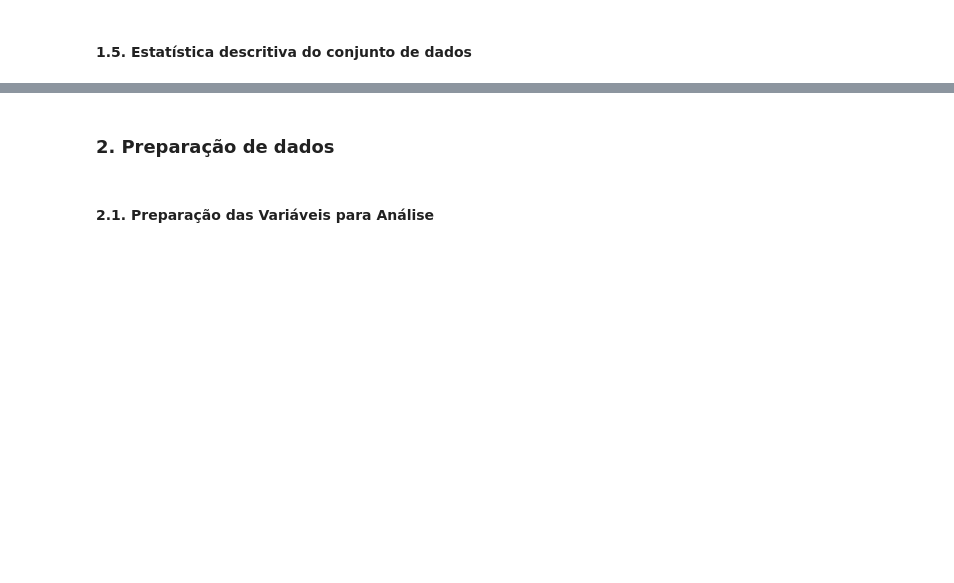
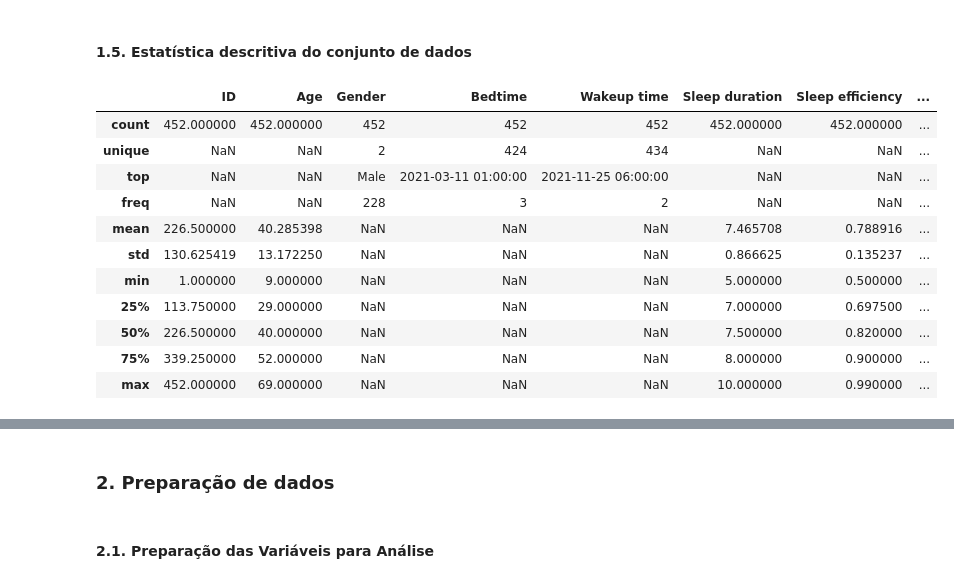
Before and after one commit to KesavaS2/Kesava_Menezes, a Jupyter notebook: notebooks/ 02-comparative_analysis.ipynb, the cells around one changed output, grey strips where cells are left out. Drawn from its saved outputs; the diff is of its cells as text; code cells hidden in the pictures; blank space fills up the shorter version.

```diff
--- a/notebooks/ 02-comparative_analysis.ipynb
+++ b/notebooks/ 02-comparative_analysis.ipynb
@@ -87,2 +123,19 @@ display(Markdown(
 # %% [markdown]
 #### 1.5. Estatística descritiva do conjunto de dados
+# %%
+# Visualizar a estatística descritiva do conjunto de dados
+
+df.describe(include='all')
+# %% [output]
+|  | ID | Age | Gender | Bedtime | Wakeup time | Sleep duration | Sleep efficiency | ... |
+| count | 452.000000 | 452.000000 | 452 | 452 | 452 | 452.000000 | 452.000000 | ... |
+| unique | NaN | NaN | 2 | 424 | 434 | NaN | NaN | ... |
+| top | NaN | NaN | Male | 2021-03-11 01:00:00 | 2021-11-25 06:00:00 | NaN | NaN | ... |
+| freq | NaN | NaN | 228 | 3 | 2 | NaN | NaN | ... |
+| mean | 226.500000 | 40.285398 | NaN | NaN | NaN | 7.465708 | 0.788916 | ... |
+| std | 130.625419 | 13.172250 | NaN | NaN | NaN | 0.866625 | 0.135237 | ... |
+| min | 1.000000 | 9.000000 | NaN | NaN | NaN | 5.000000 | 0.500000 | ... |
+| 25% | 113.750000 | 29.000000 | NaN | NaN | NaN | 7.000000 | 0.697500 | ... |
+| 50% | 226.500000 | 40.000000 | NaN | NaN | NaN | 7.500000 | 0.820000 | ... |
+| 75% | 339.250000 | 52.000000 | NaN | NaN | NaN | 8.000000 | 0.900000 | ... |
+| max | 452.000000 | 69.000000 | NaN | NaN | NaN | 10.000000 | 0.990000 | ... |
```
Also changed, not shown: parts of 13 cells of this notebook.
